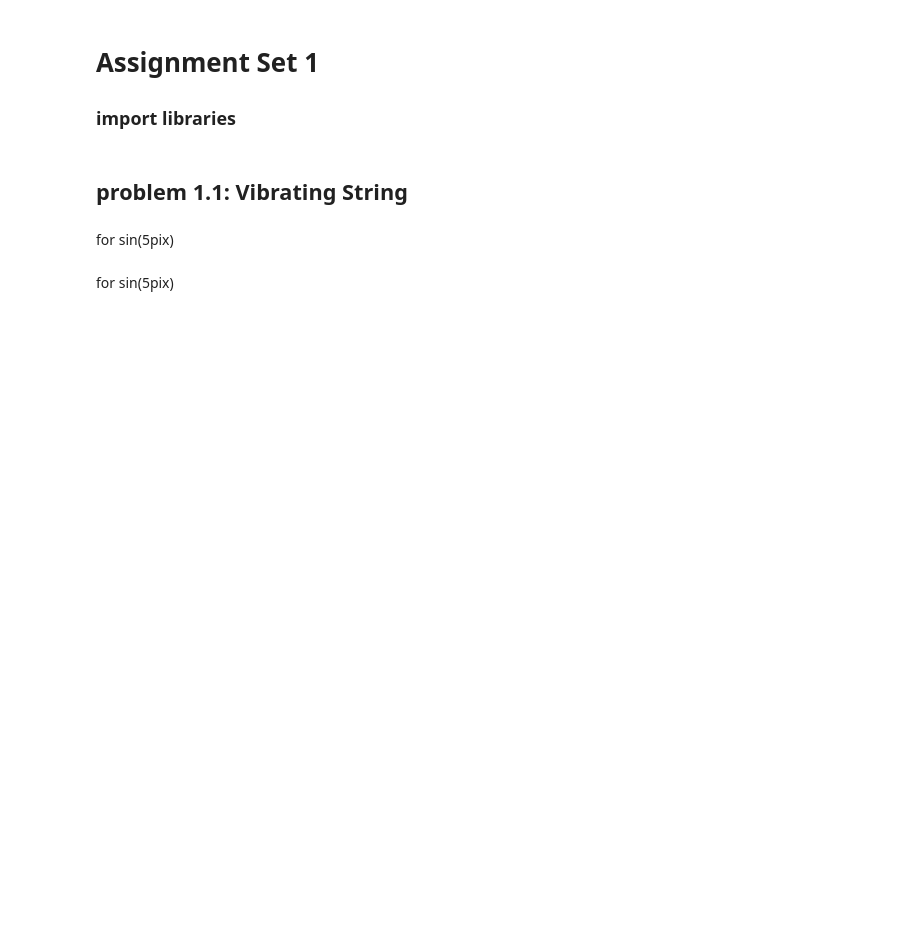
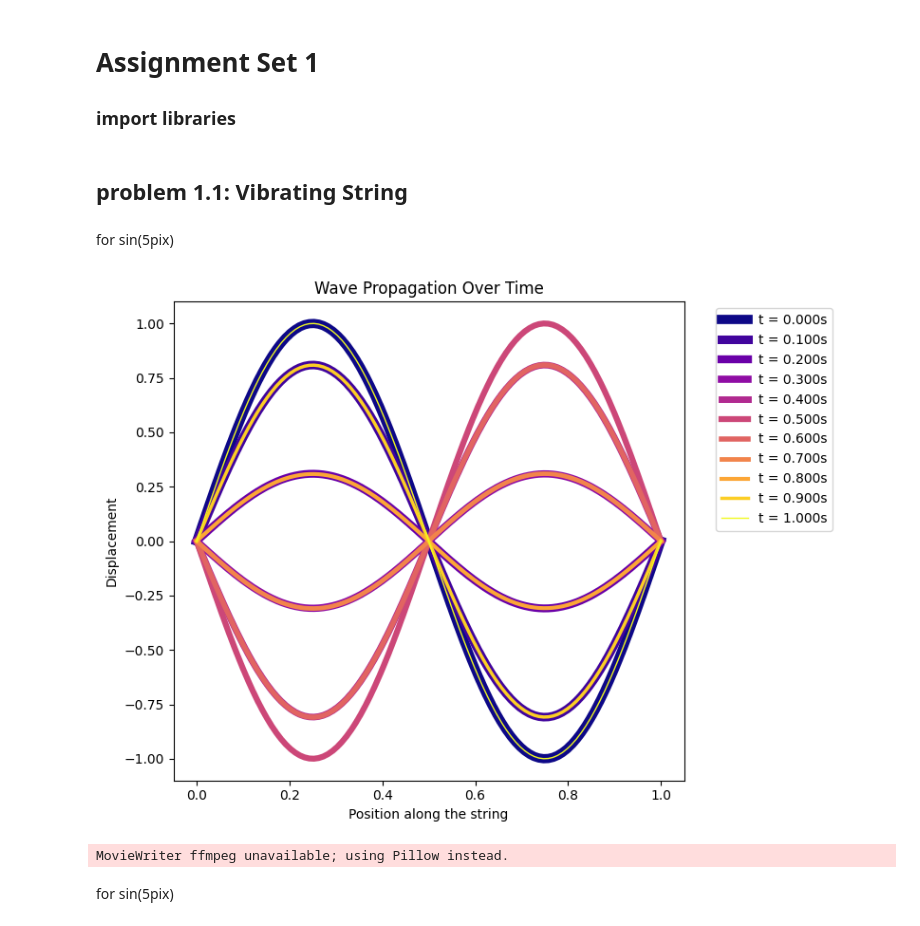
Before and after one commit to shaniasinha/scientific-computing-group-1, a Jupyter notebook: set1.ipynb, the cells around one changed output. Drawn from its saved outputs; the diff is of its cells as text; code cells hidden in the pictures; blank space fills up the shorter version.

```diff
--- a/set1.ipynb
+++ b/set1.ipynb
@@ -15,11 +16,14 @@ for sin(5pix)
 # %%
 def psi_sin_2pi(x):
     return np.sin(2 * np.pi * x)
 
-string = VibratingString(psi_sin_2pi, N=100, simulation_time=1, fig_name="sin_2pi")
-string.run_time_stepping()
-string.plot_static_simulation()
-string.plot_dynamic_simulation()
+string1 = VibratingString(psi_sin_2pi, N=100, simulation_time=1, fig_name="sin_2pi")
+string1.run_time_stepping()
+string1.plot_static_simulation()
+string1.plot_dynamic_simulation()
+# %% [output]
+[figure, added]
+MovieWriter ffmpeg unavailable; using Pillow instead.
 # %% [markdown]
 for sin(5pix)
 # %%
```
Also changed, not shown: parts of 5 cells of this notebook, 27 other files.
